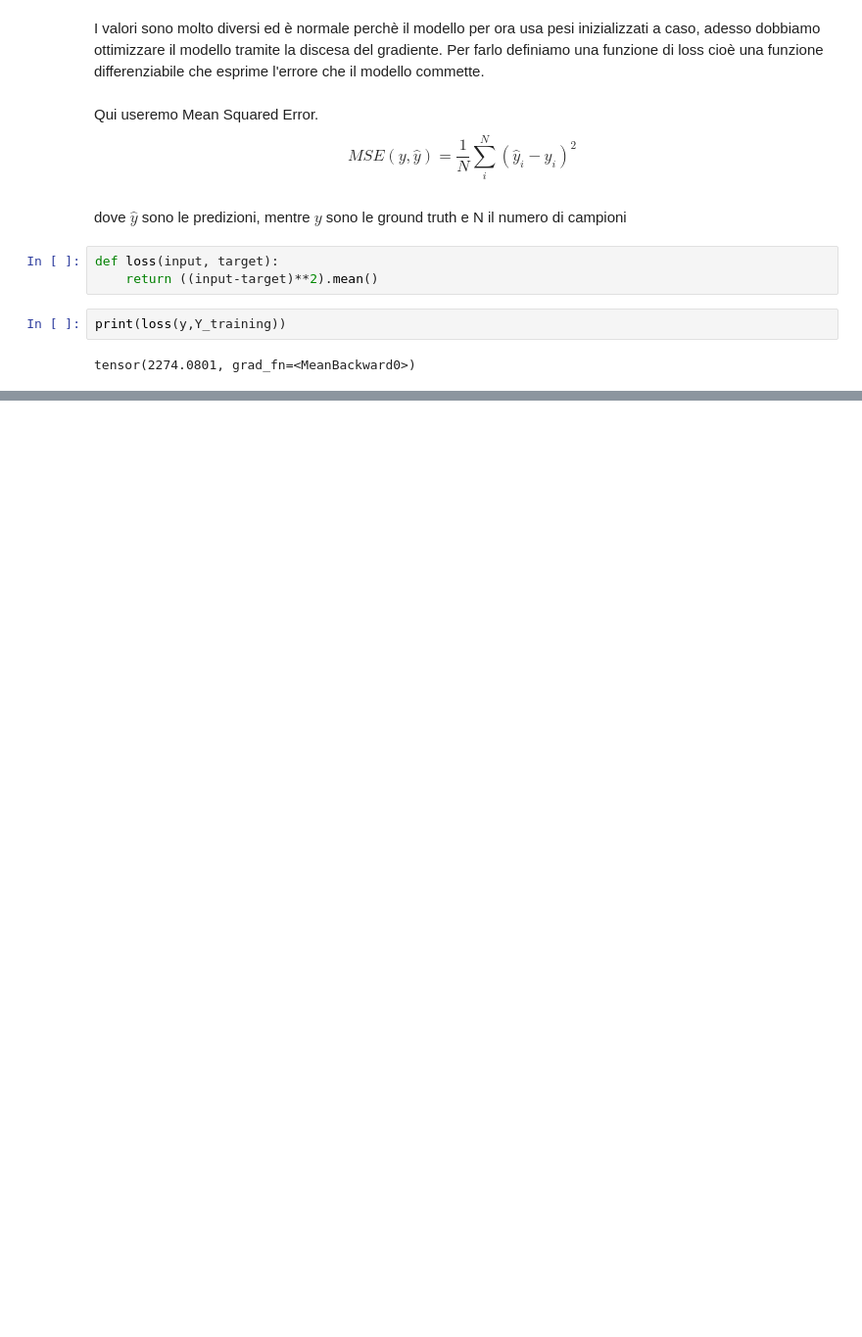
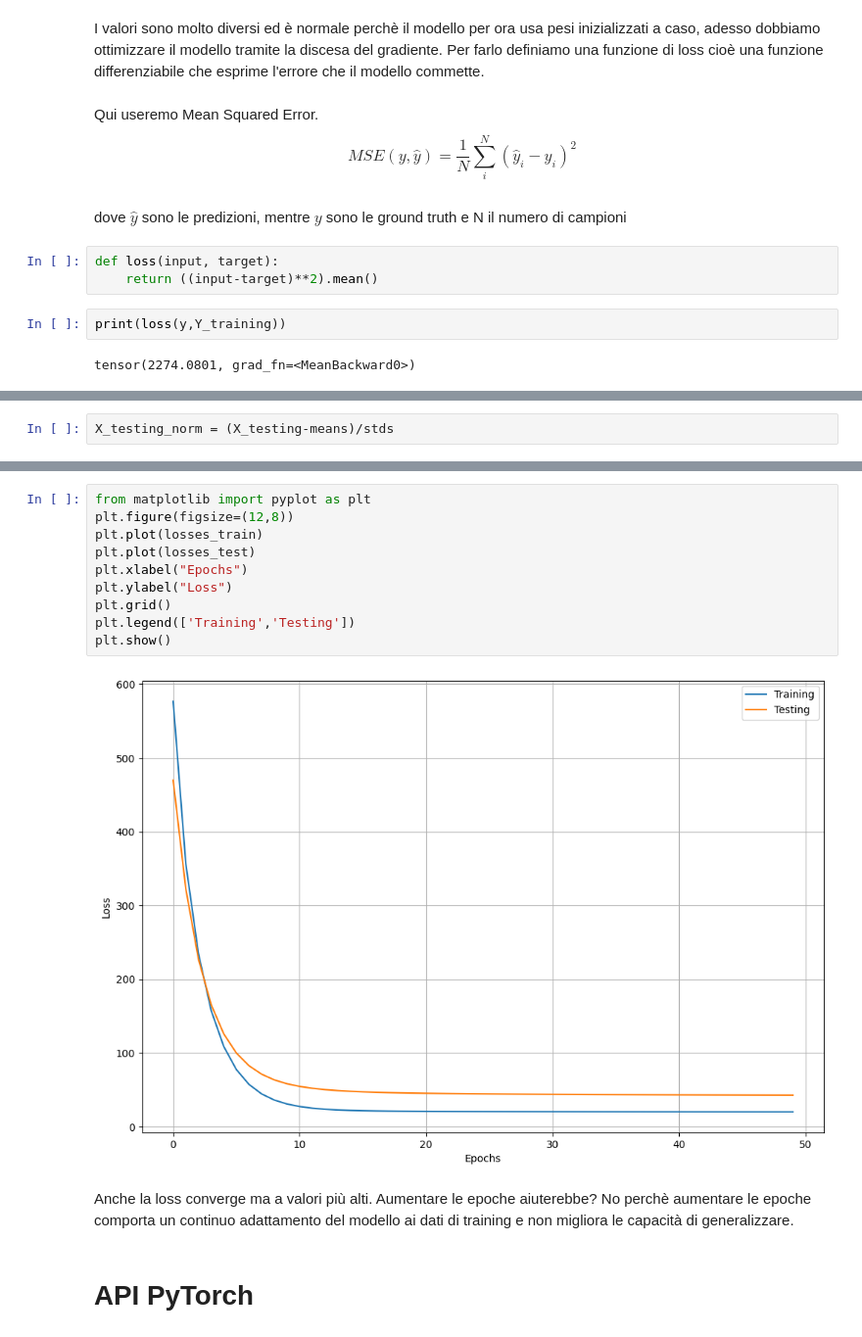
Before and after one commit to SimoneBrancato/Magistrale-Informatica, a Jupyter notebook: Simone/MachineLearning/Lab/Codici/1 - Regressione Lineare.ipynb, the cells around one changed output, grey strips where cells are left out. Shown: that part at 98% size. Cells and saved outputs as stored; diff of their text form; blank space fills up the shorter version.

```diff
--- a/Simone/MachineLearning/Lab/Codici/1 - Regressione Lineare.ipynb
+++ b/Simone/MachineLearning/Lab/Codici/1 - Regressione Lineare.ipynb
@@ -163,0 +208,2 @@ tensor(2274.0801, grad_fn=<MeanBackward0>)
+# %%
+X_testing_norm = (X_testing-means)/stds
@@ -163,0 +381,17 @@ tensor(2274.0801, grad_fn=<MeanBackward0>)
+# %%
+from matplotlib import pyplot as plt
+plt.figure(figsize=(12,8))
+plt.plot(losses_train)
+plt.plot(losses_test)
+plt.xlabel("Epochs")
+plt.ylabel("Loss")
+plt.grid()
+plt.legend(['Training','Testing'])
+plt.show()
+# %% [output]
+[figure, added]
+# %% [markdown]
+Anche la loss converge ma a valori più alti. Aumentare le epoche aiuterebbe?
+No perchè aumentare le epoche comporta un continuo adattamento del modello ai dati di training e non migliora le capacità di generalizzare.
+# %% [markdown]
+# API PyTorch
```
Also changed, not shown: parts of 48 cells of this notebook, 10 other files.
